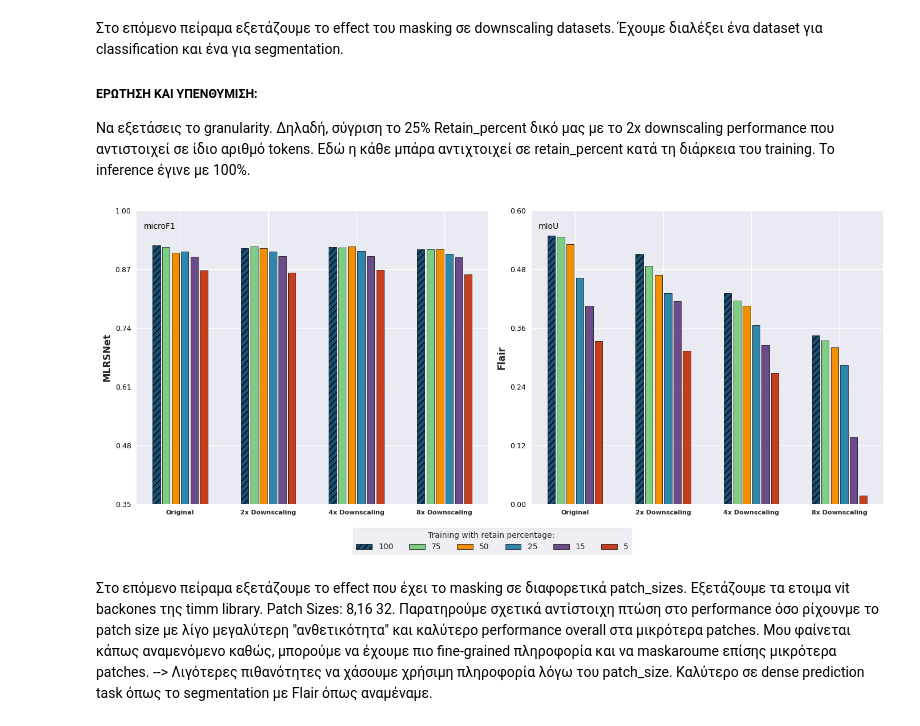
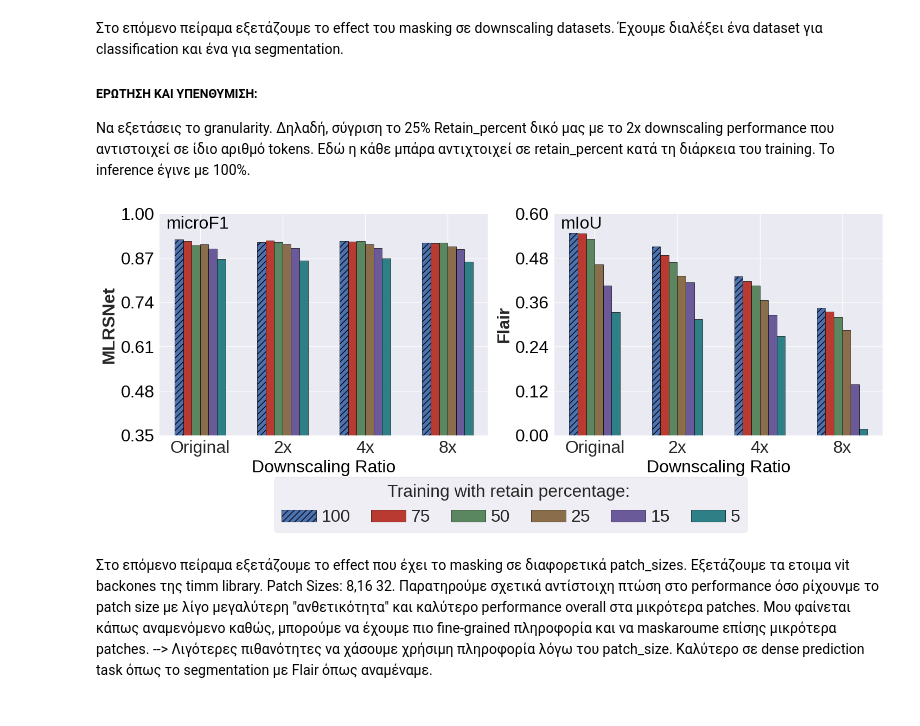
Before and after one commit to Orion-AI-Lab/RedundancyInvestigationEO, a Jupyter notebook: my_plots.ipynb, the cells around one changed output. Cells and saved outputs as stored; diff of their text form; code cells hidden in the pictures.

```diff
--- a/my_plots.ipynb
+++ b/my_plots.ipynb
@@ -710,7 +711,7 @@ Peak memory is the maximum GPU memory allocated during an epoch (in MB). It is o
 import matplotlib.pyplot as plt
 import numpy as np
 import matplotlib as mpl
-
+import os
 # Set style for academic look with the grid
 mpl.style.use("seaborn-v0_8")
 
@@ -724,7 +725,7 @@ gains_data = {
 # Distinct colors for the two performance curves
 colors = {"BigearthNet-MLRSNet": "#E07A5F", "Flair-BigearthNet": "#3D405B"}
 
-fig, ax = plt.subplots(figsize=(10, 6))
+fig, ax = plt.subplots(figsize=(10, 7))
 
 # Set background color to match your previous style
 #ax.set_facecolor("#F9F9F9")
@@ -743,20 +744,22 @@ ax.plot(retain_percents, gains_data["Flair-BigearthNet"],
         label=r'Flair $\rightarrow$ BigEarthNet', zorder=5)
 
 # --- Formatting ---
-ax.set_title("Generalization Capacity", fontsize=12, fontweight="bold", pad=20)
-ax.set_xlabel("Pre-training with retained % of data", fontweight="bold", fontsize=12)
-ax.set_ylabel("Downstream Performance", fontweight="bold", fontsize=12)
+#ax.set_title("Generalization Capacity", fontsize=12, fontweight="bold", pad=20)
+ax.set_xlabel("Input retention ratio at pre-training (%)", fontsize=27)
+ax.set_ylabel("Downstream Performance", fontsize=27)
 
 # X-axis: 100% to 5%
 ax.set_xticks(retain_percents)
 #ax.invert_xaxis()
-
+ax.tick_params(axis='both', which='major', labelsize=25)
 # Y-axis: Range to accommodate both datasets
 ax.set_ylim(0.4, 1.0)
 
 # Legend configuration
-ax.legend(loc="lower left", frameon=True, fontsize=11, facecolor="white")
+ax.legend(loc="lower left", frameon=True, fontsize=27, facecolor="white")
 
 plt.tight_layout()
+os.makedirs('paper_plots', exist_ok=True)
+plt.savefig('paper_plots/generalization.pdf', bbox_inches='tight', pad_inches=0.0)
 plt.show()
 # %% [output]
@@ -905,7 +908,7 @@ import os
 mpl.style.use('seaborn-v0_8')
 
 DATASETS = ['MLRSNet', 'Flair']
-GROUP_LABELS = ['Original', '2x Downscaling', '4x Downscaling', '8x Downscaling']
+GROUP_LABELS = ['Original', '2x', '4x', '8x']
 BAR_SERIES_LABELS = ['100', '75', '50', '25', '15', '5']
 N_GROUPS = 4
 N_BARS = 6
@@ -913,24 +916,24 @@ N_BARS = 6
 DATA = {
     'MLRSNet': {
         'Original': [0.92357, 0.91942, 0.9063, 0.9093, 0.89724, 0.86775],
-        '2x Downscaling': [0.91607, 0.92094, 0.91639, 0.9093, 0.89917, 0.86275],
-        '4x Downscaling': [0.91975, 0.91795, 0.9199, 0.91017, 0.89848, 0.86814],
-        '8x Downscaling': [0.91447, 0.9139, 0.91477, 0.90358, 0.89622, 0.85924],
+        '2x': [0.91607, 0.92094, 0.91639, 0.9093, 0.89917, 0.86275],
+        '4x': [0.91975, 0.91795, 0.9199, 0.91017, 0.89848, 0.86814],
+        '8x': [0.91447, 0.9139, 0.91477, 0.90358, 0.89622, 0.85924],
     },
     'Flair': {
         'Original': [0.54837, 0.54681, 0.53138, 0.4628, 0.40579, 0.33278],
-        '2x Downscaling': [0.51147, 0.487, 0.46859, 0.43127, 0.41424, 0.31361],
-        '4x Downscaling': [0.43052, 0.41627, 0.40513, 0.36565, 0.32521, 0.26783],
-        '8x Downscaling': [0.34481, 0.33478, 0.31996, 0.28473, 0.13777, 0.017184]
+        '2x': [0.51147, 0.487, 0.46859, 0.43127, 0.41424, 0.31361],
+        '4x': [0.43052, 0.41627, 0.40513, 0.36565, 0.32521, 0.26783],
+        '8x': [0.34481, 0.33478, 0.31996, 0.28473, 0.13777, 0.017184]
     },
 }
 
 # Plot configuration
 bar_width = 0.08
-gap_within_group = 0.02
-gap_between_groups = 0.35
+gap_within_group = 0.0
+gap_between_groups = 0.3
 group_width = N_BARS * bar_width + (N_BARS - 1) * gap_within_group
-colors = ['#1B4F72', '#7DCE82', '#F18F01', '#2E86AB', '#6C4B8A', '#C73E1D']
+colors = ['#4C72B0', '#B83A30', '#5A8660', '#8A6D4B', '#6B5A9A', '#2F7F86']
 hatches = ['///', '', '', '', '', '']
 y_limits = {
     "MLRSNet": (0.35, 1.0),
@@ -955,42 +958,44 @@ for idx, dataset in enumerate(DATASETS):
         for group in GROUP_LABELS:
             val = DATA[dataset][group][i]
             values.append(val if val is not None else 0)
 
         kw = dict(label=series_name, color=colors[i], edgecolor='black', linewidth=0.5, zorder=3)
         if hatches[i]:
             kw['hatch'] = hatches[i]
 
         bars = ax.bar(x + offsets[i], values, bar_width, **kw)
 
         # Collect legend handles only once
         if idx == 0:
             legend_handles.append(bars[0])
 
     # Styling
     ymin, ymax = y_limits.get(dataset, (0, 1))
     ax.set_ylim(ymin, ymax)
     yticks = np.linspace(ymin, ymax, 6)
     ax.set_yticks(yticks)
-    ax.set_yticklabels([f"{v:.2f}" for v in yticks], color='black', fontsize=9)
+    ax.set_yticklabels([f"{v:.2f}" for v in yticks], color='black', fontsize=23)
 
     ax.set_xticks(x)
-    ax.set_xticklabels(GROUP_LABELS, fontsize=8, fontweight='bold')
-    ax.set_ylabel(dataset, fontsize=12, fontweight='bold')
-
+    ax.set_xticklabels(GROUP_LABELS, fontsize=23)
+    ax.set_ylabel(dataset, fontsize=23, fontweight='bold')
+    ax.set_xlabel('Downscaling Ratio', fontsize=23, color='black')
     # Position metric label (microF1/mIoU)
-    ax.text(0.02, 0.96, metric_label.get(dataset, ''), transform=ax.transAxes,
-            fontsize=10, va='top', color='black')
+    ax.text(0.02, 0.99, metric_label.get(dataset, ''), transform=ax.transAxes,
+            fontsize=23, va='top', color='black')
 
 # Global Legend
 fig.legend(handles=legend_handles, labels=BAR_SERIES_LABELS, loc='lower center',
-           ncol=6, fontsize=10, frameon=True, bbox_to_anchor=(0.5, -0.05), title='Training with retain percentage: ')
+           ncol=6, fontsize=23, frameon=True, bbox_to_anchor=(0.5, -0.05), title='Training with retain percentage: ', title_fontsize=23,
+    columnspacing=1.2,
+    handletextpad=0.3)
 
-plt.tight_layout(rect=[0, 0.05, 1, 1])
+plt.tight_layout(rect=[-0.05, 0.125, 1, 1])
 os.makedirs('paper_plots', exist_ok=True)
 plt.savefig('paper_plots/Downscaling_effect.pdf', bbox_inches='tight')
 plt.show()
 # %% [output]
-[figure, old version]
+[figure, new version]
 # %% [markdown]
 Στο επόμενο πείραμα εξετάζουμε το effect που έχει το masking σε διαφορετικά patch_sizes. Εξετάζουμε τα ετοιμα vit backones της timm library. Patch Sizes: 8,16 32. Παρατηρούμε σχετικά αντίστοιχη πτώση στο performance όσο ρίχουνμε το patch size με λίγο μεγαλύτερη "ανθετικότητα" και καλύτερο performance overall στα μικρότερα patches. Μου φαίνεται κάπως αναμενόμενο καθώς, μπορούμε να έχουμε πιο fine-grained πληροφορία και να maskaroume επίσης μικρότερα patches. --> Λιγότερες πιθανότητες να χάσουμε χρήσιμη πληροφορία λόγω του patch_size. Καλύτερο σε dense prediction task όπως το segmentation με Flair όπως αναμέναμε.
 # %%
```
Also changed, not shown: parts of 7 cells of this notebook, 15 other files.
